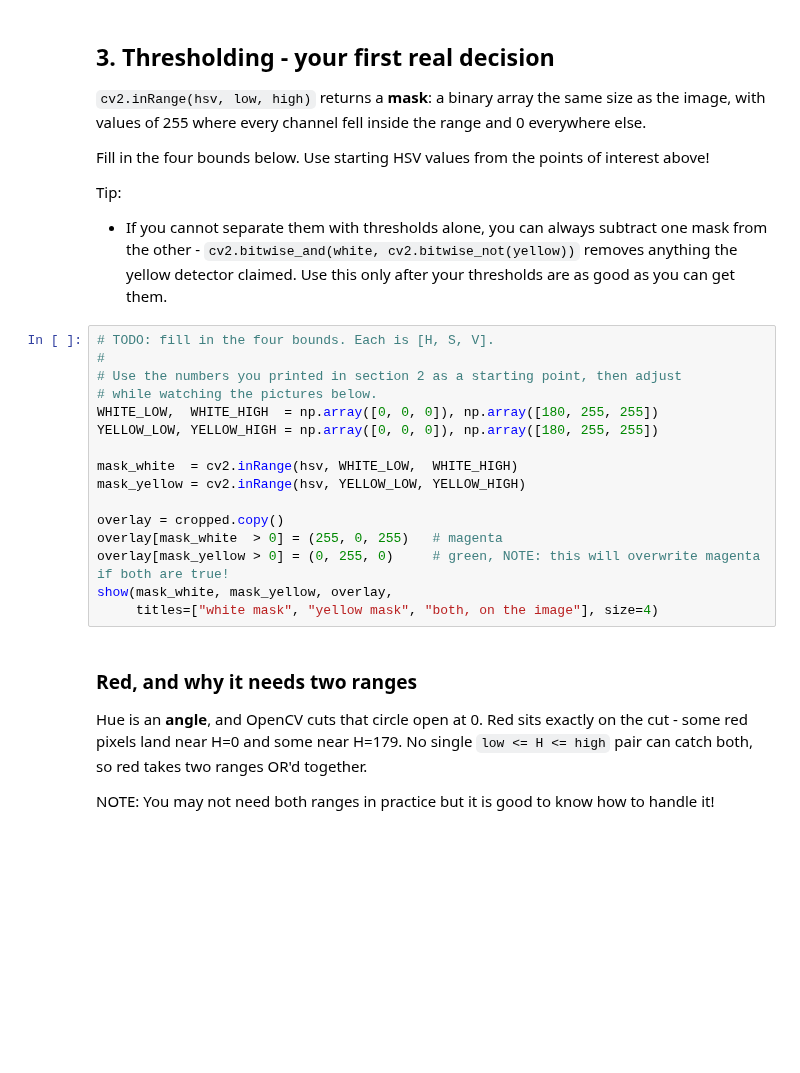
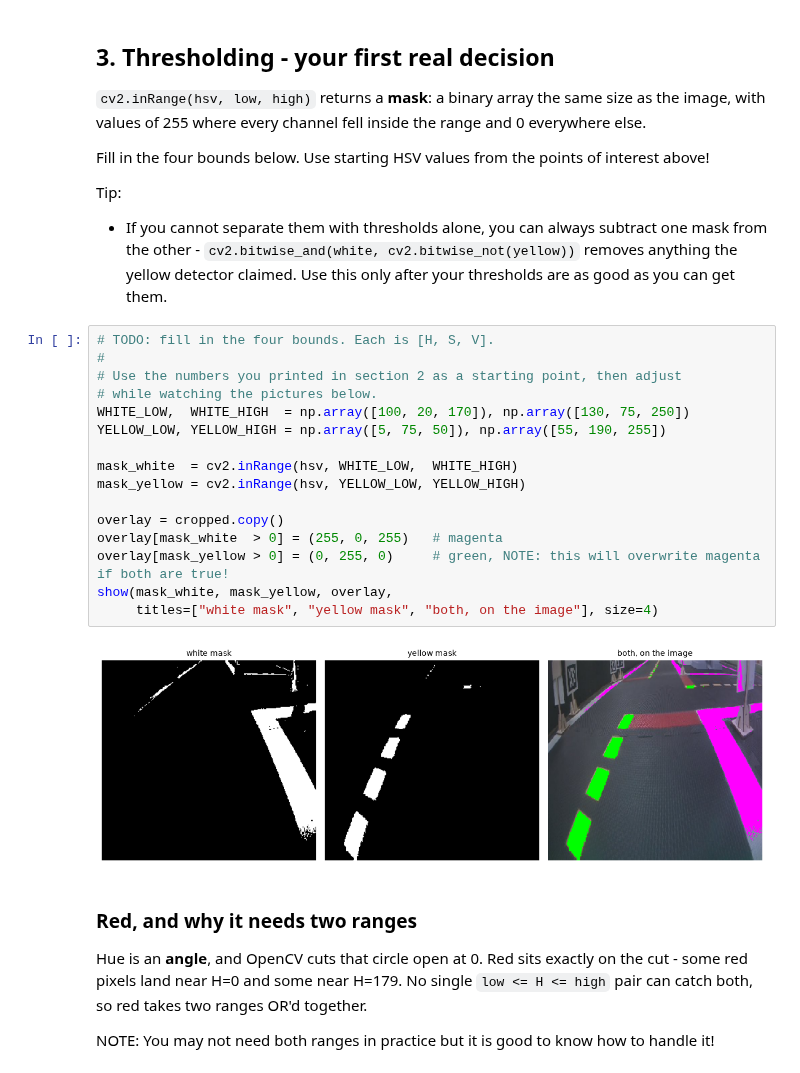
Before and after one commit to BenWashburn1457/lane-following, a Jupyter notebook: notebooks/lane_detection_activity.ipynb, the cells around one changed output. Cells and saved outputs as stored; diff of their text form; blank space fills up the shorter version.

```diff
--- a/notebooks/lane_detection_activity.ipynb
+++ b/notebooks/lane_detection_activity.ipynb
@@ -186,19 +212,21 @@ are as good as you can get them.
 # %%
 # TODO: fill in the four bounds. Each is [H, S, V].
 #
 # Use the numbers you printed in section 2 as a starting point, then adjust
 # while watching the pictures below.
-WHITE_LOW,  WHITE_HIGH  = np.array([0, 0, 0]), np.array([180, 255, 255])
-YELLOW_LOW, YELLOW_HIGH = np.array([0, 0, 0]), np.array([180, 255, 255])
+WHITE_LOW,  WHITE_HIGH  = np.array([100, 20, 170]), np.array([130, 75, 250])
+YELLOW_LOW, YELLOW_HIGH = np.array([5, 75, 50]), np.array([55, 190, 255])
 
 mask_white  = cv2.inRange(hsv, WHITE_LOW,  WHITE_HIGH)
 mask_yellow = cv2.inRange(hsv, YELLOW_LOW, YELLOW_HIGH)
 
 overlay = cropped.copy()
 overlay[mask_white  > 0] = (255, 0, 255)   # magenta
 overlay[mask_yellow > 0] = (0, 255, 0)     # green, NOTE: this will overwrite magenta if both are true!
 show(mask_white, mask_yellow, overlay,
      titles=["white mask", "yellow mask", "both, on the image"], size=4)
+# %% [output]
+[figure, added]
 # %% [markdown]
 ### Red, and why it needs two ranges
 
```
Also changed, not shown: parts of 14 cells of this notebook, 4 other files.
